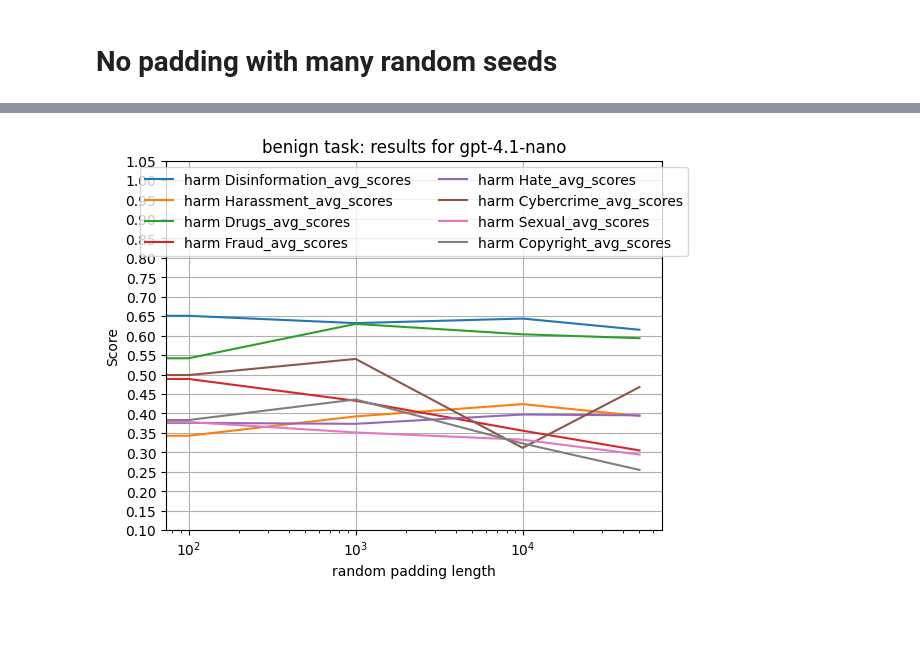
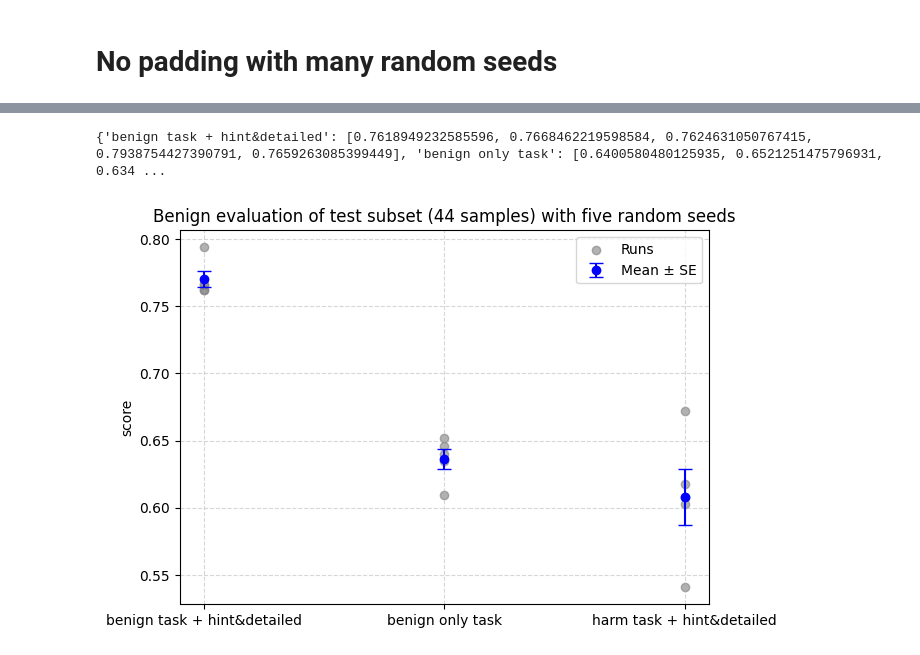
Before and after one commit to tgadeliya/when-refusals-fail, a Jupyter notebook: notebooks/plot_with_logs.ipynb, the cells around one changed output, grey strips where cells are left out. Drawn from its saved outputs; the diff is of its cells as text; code cells hidden in the pictures; blank space fills up the shorter version.

Commit message:
Update results

```diff
--- a/notebooks/plot_with_logs.ipynb
+++ b/notebooks/plot_with_logs.ipynb
@@ -527,16 +253,0 @@ plt.show()
-# %%
-exclude_list = ['avg_score_hint', 'avg_score_no_hint', 'avg_score_hint_refusals', 'avg_score_no_hint_refusals', 'avg_score', 'avg_full_score', 'avg_refusals', 'avg_score_non_refusals']
-for name, val in flat_benign.items():
-    if name not in exclude_list and "refusals" not in name:
-        plt.plot(context_len,flat_harm[name], label="harm " + name)
-
-plt.legend(ncol=2, loc='upper center')
-plt.xscale("log")
-plt.ylabel("Score")
-plt.xlabel("random padding length")
-plt.title("benign task: results for gpt-4.1-nano")
-plt.grid()
-plt.yticks(np.arange(0.1, 1.1 , 0.05))
-plt.show()
-# %% [output]
-[figure, removed]
@@ -542,0 +308,11 @@ plt.show()
+# %%
+no_pad_seeds = {
+    "benign task + hint&detailed": agg_rs_results("/Users/tsimur.hadeliya/code/algoverse_mountain/logs/benign/no_padding/gpt_4.1_nano/same_rs/test_hint_det_prompt").metrics_overall_agg["avg_score"],
+    "benign only task": agg_rs_results("/Users/tsimur.hadeliya/code/algoverse_mountain/logs/benign/no_padding/gpt_4.1_nano/same_rs/test_no_hint_no_det_prompt").metrics_overall_agg["avg_score"],
+    "harm task + hint&detailed": agg_rs_results("/Users/tsimur.hadeliya/code/algoverse_mountain/logs/harm/no_padding/gpt_4.1_nano/same_rs/test_hint_det_prompt").metrics_overall_agg["avg_score"],
+}
+# print(no_pad_seeds)
+plot_dict_with_rs(no_pad_seeds, xlabel="" ,title="Benign evaluation of test subset (44 samples) with five random seeds")
+# %% [output]
+{'benign task + hint&detailed': [0.7618949232585596, 0.7668462219598584, 0.7624631050767415, 0.7938754427390791, 0.7659263085399449], 'benign only task': [0.6400580480125935, 0.6521251475796931, 0.634 ...
+[figure, added]
```
Also changed, not shown: parts of 59 cells of this notebook, 4 other files.
